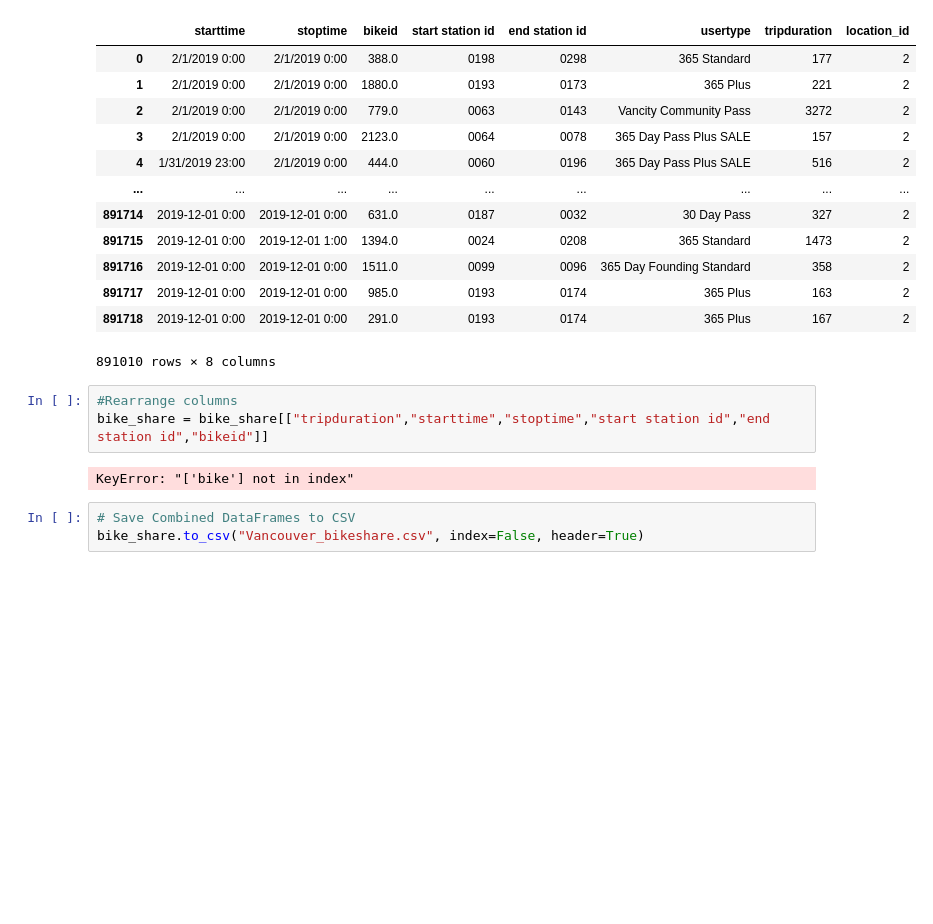
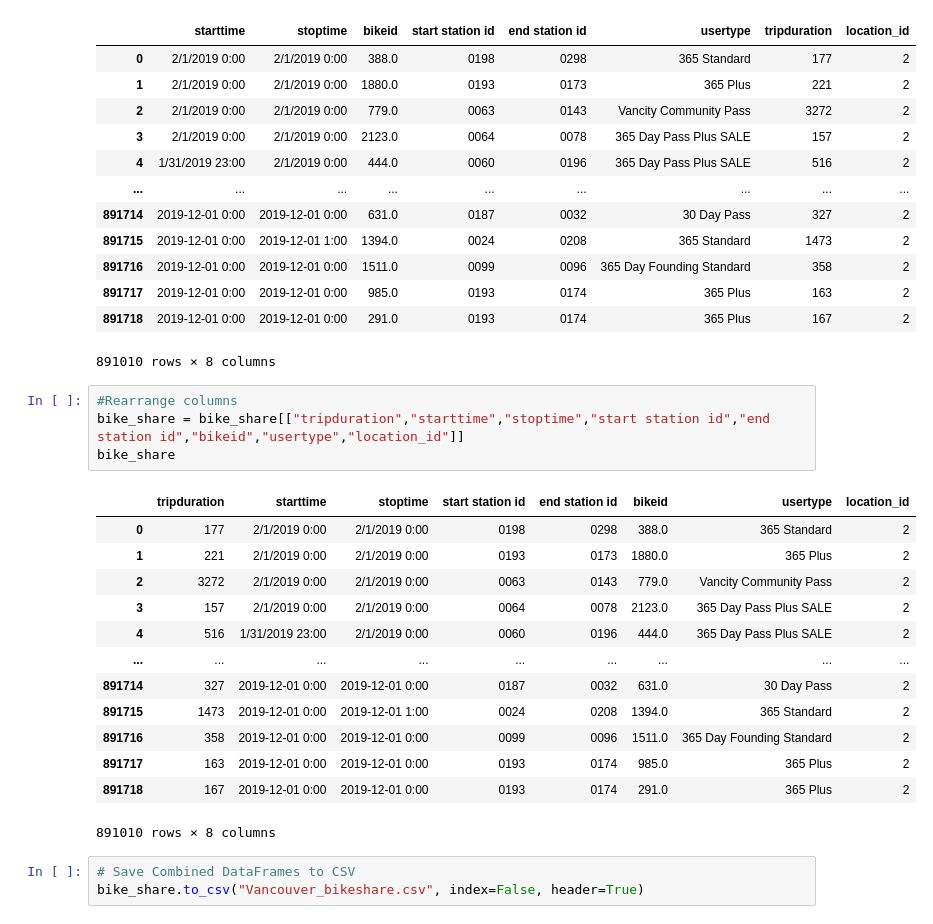
Before and after one commit to JeganS948/project2, a Jupyter notebook: resources/2_vancouver_canada/vancouver_bikeshare.ipynb, the cells around one changed output. Cells and saved outputs as stored; diff of their text form; blank space fills up the shorter version.

```diff
--- a/resources/2_vancouver_canada/vancouver_bikeshare.ipynb
+++ b/resources/2_vancouver_canada/vancouver_bikeshare.ipynb
@@ -337,9 +337,22 @@ bike_share
 891010 rows × 8 columns
 # %%
 #Rearrange columns
-bike_share = bike_share[["tripduration","starttime","stoptime","start station id","end station id","bikeid"]]
+bike_share = bike_share[["tripduration","starttime","stoptime","start station id","end station id","bikeid","usertype","location_id"]]
+bike_share
 # %% [output]
+|  | tripduration | starttime | stoptime | start station id | end station id | bikeid | usertype | location_id |
+| 0 | 177 | 2/1/2019 0:00 | 2/1/2019 0:00 | 0198 | 0298 | 388.0 | 365 Standard | 2 |
+| 1 | 221 | 2/1/2019 0:00 | 2/1/2019 0:00 | 0193 | 0173 | 1880.0 | 365 Plus | 2 |
+| 2 | 3272 | 2/1/2019 0:00 | 2/1/2019 0:00 | 0063 | 0143 | 779.0 | Vancity Community Pass | 2 |
+| 3 | 157 | 2/1/2019 0:00 | 2/1/2019 0:00 | 0064 | 0078 | 2123.0 | 365 Day Pass Plus SALE | 2 |
+| 4 | 516 | 1/31/2019 23:00 | 2/1/2019 0:00 | 0060 | 0196 | 444.0 | 365 Day Pass Plus SALE | 2 |
+| ... | ... | ... | ... | ... | ... | ... | ... | ... |
+| 891714 | 327 | 2019-12-01 0:00 | 2019-12-01 0:00 | 0187 | 0032 | 631.0 | 30 Day Pass | 2 |
+| 891715 | 1473 | 2019-12-01 0:00 | 2019-12-01 1:00 | 0024 | 0208 | 1394.0 | 365 Standard | 2 |
+| 891716 | 358 | 2019-12-01 0:00 | 2019-12-01 0:00 | 0099 | 0096 | 1511.0 | 365 Day Founding Standard | 2 |
+| 891717 | 163 | 2019-12-01 0:00 | 2019-12-01 0:00 | 0193 | 0174 | 985.0 | 365 Plus | 2 |
+| 891718 | 167 | 2019-12-01 0:00 | 2019-12-01 0:00 | 0193 | 0174 | 291.0 | 365 Plus | 2 |
-KeyError: "['bike'] not in index"
+891010 rows × 8 columns
 # %%
 # Save Combined DataFrames to CSV
 bike_share.to_csv("Vancouver_bikeshare.csv", index=False, header=True)
```
Also changed, not shown: 4 other files.
